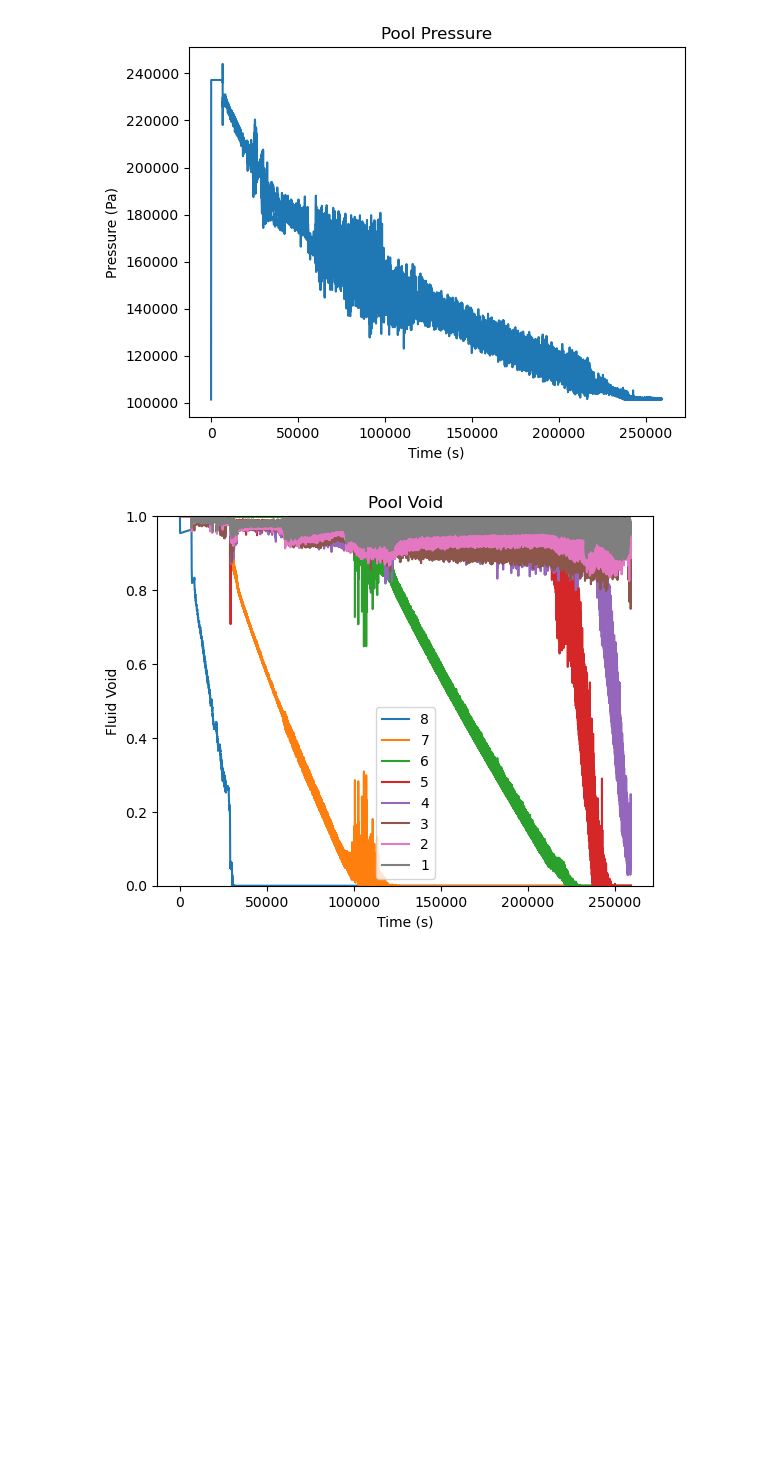
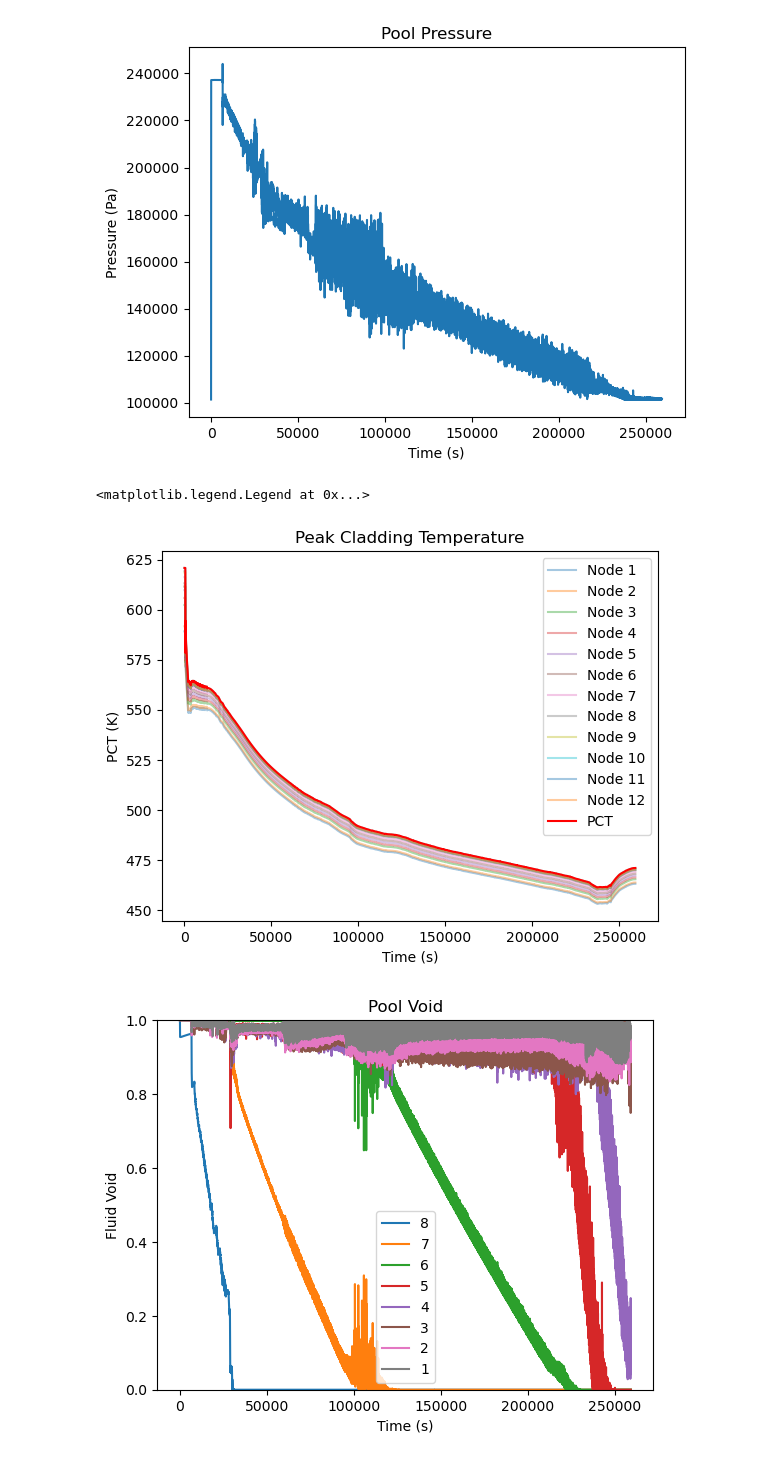
Before and after one commit to tylerkwald/SBO, a Jupyter notebook: OurSytem/plotJup.ipynb, the cells around one changed output. Drawn from its saved outputs; the diff is of its cells as text; code cells hidden in the pictures; blank space fills up the shorter version.

Commit message:
pct plot

```diff
--- a/OurSytem/plotJup.ipynb
+++ b/OurSytem/plotJup.ipynb
@@ -79,6 +79,29 @@ plt.title('Pool Pressure')
 plt.savefig('graphs/pool_pressure.png')
 # %% [output]
 [figure]
+# %%
+#Peak Cladding Temperature
+
+df["pct"] = df['core_temp_1']
+for i in range(2,13):
+    df['pct'] = df[['pct', 'core_temp_'+str(i)]].max(axis=1)
+
+plt.figure()
+plt.clf
+for i in range(1,13):
+    plt.plot(df["time"], df['core_temp_'+str(i)], alpha=0.4, label='Node '+str(i))
+plt.plot(df["time"], df['pct'], label = 'PCT', color = 'red')
+
+#plt.xlim([500, 12000])
+#plt.xlim([495, 12000])
+plt.xlabel('Time (s)')
+plt.ylabel('PCT (K)')
+plt.title('Peak Cladding Temperature')
+plt.savefig('graphs/pct.png')
+plt.legend()
+# %% [output]
+<matplotlib.legend.Legend at 0x...>
+[figure, added]
 # %%
 #Inlet Temperature Plot
 plt.figure()
```
Also changed, not shown: 3 other files.
